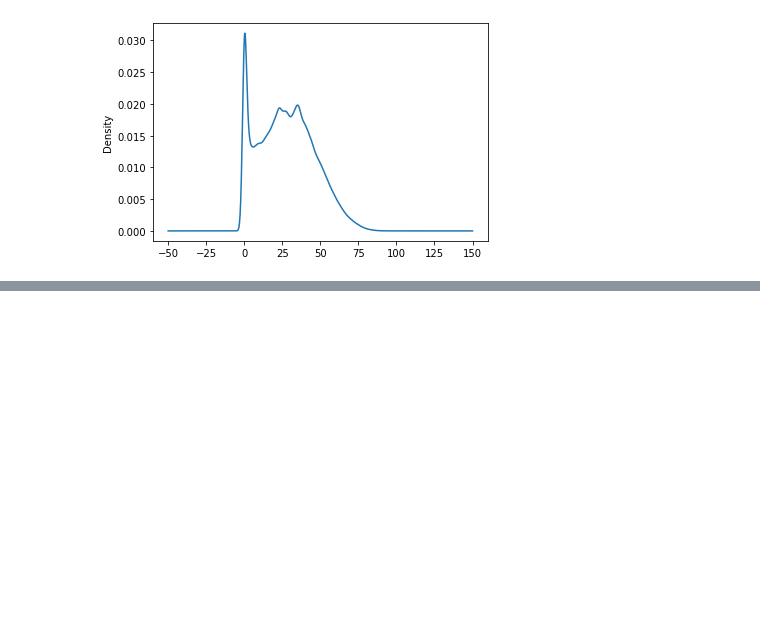
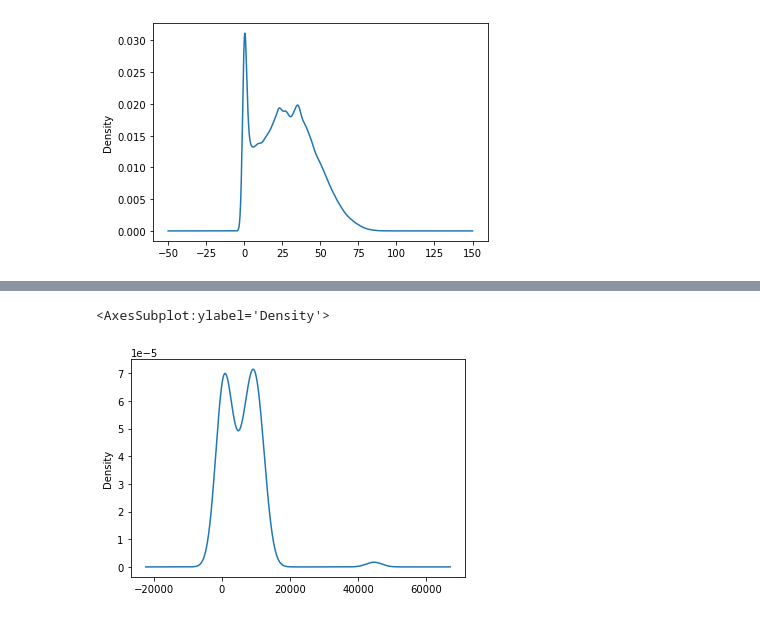
Before and after one commit to halmasieh/Spotify_Analysis, a Jupyter notebook: tracks_eda_etl.ipynb, the cells around one changed output, grey strips where cells are left out. Saved outputs shown, nothing was run; the diff lists cells and outputs as text; code cells hidden in the pictures; blank space fills up the shorter version.

Commit message:
adding viz of popularity column

```diff
--- a/tracks_eda_etl.ipynb
+++ b/tracks_eda_etl.ipynb
@@ -58,3 +58,7 @@ df['popularity'].plot.density()
 # %% [output]
 <AxesSubplot:ylabel='Density'>
 [figure]
+# %%
+# Check popularity
+popularity_count = df.popularity.value_counts()
+popularity_count
@@ -60,0 +78,6 @@ df['popularity'].plot.density()
+# %%
+# Plot popularity_count
+popularity_count.plot.density()
+# %% [output]
+<AxesSubplot:ylabel='Density'>
+[figure, added]
```
Also changed, not shown: parts of 4 cells of this notebook.
